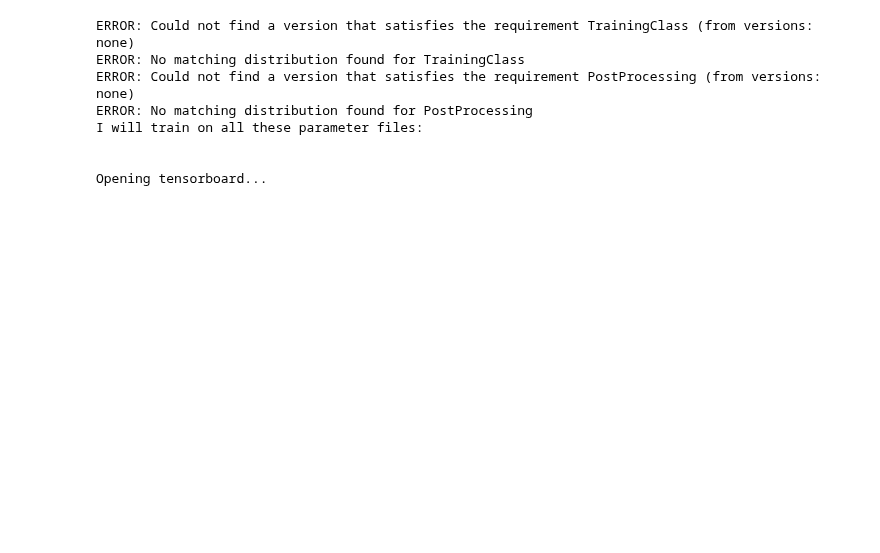
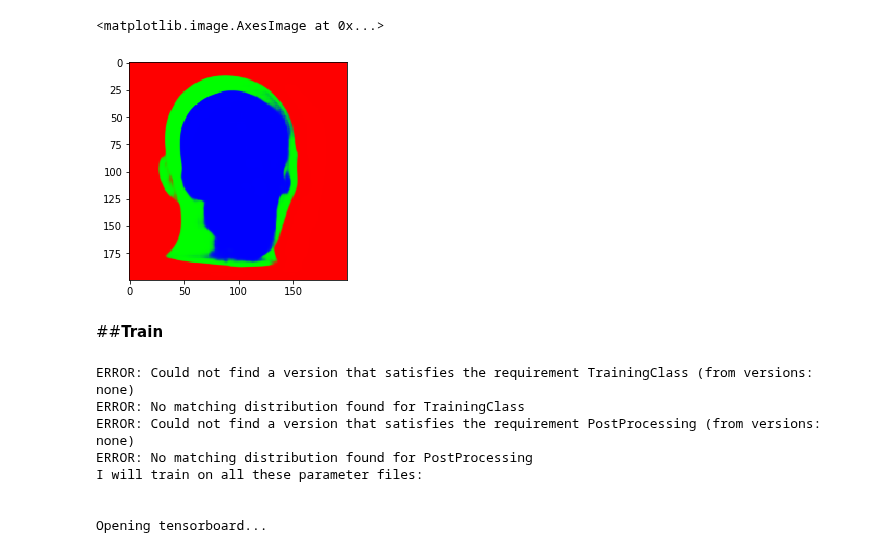
Before and after one commit to gabriellaaileen/ADL, a Jupyter notebook: train.ipynb, the cells around one changed output. Saved outputs shown, nothing was run; the diff lists cells and outputs as text; code cells hidden in the pictures; blank space fills up the shorter version.

```diff
--- a/train.ipynb
+++ b/train.ipynb
@@ -2,0 +364,2 @@
+# %%
+model = load_model("./model.h5")
@@ -2,0 +386,13 @@
+# %%
+test_index = 0
+# %%
+testing_image = test_images[test_index]
+
+#as we are only running one image, we must reshape to shape (batch, height, width, channels)
+testing_image = testing_image.reshape((1,200,200,1))
+# %%
+prediction = model.predict(testing_image)
+
+#the prediction is a flattened array and so must be reshaped.
+#there are 3 channels as we are actually outputting the probability map over all 3 classes.
+prediction = prediction.reshape((200,200,3))
@@ -3,3 +401,10 @@
+# %%
+plt.imshow(prediction)
+# %% [output]
+<matplotlib.image.AxesImage at 0x...>
+[figure, added]
+# %% [markdown]
+##**Train**
 # %%
 !pip install TrainingClass
 !pip install PostProcessing
```
Also changed, not shown: parts of 9 cells of this notebook.
